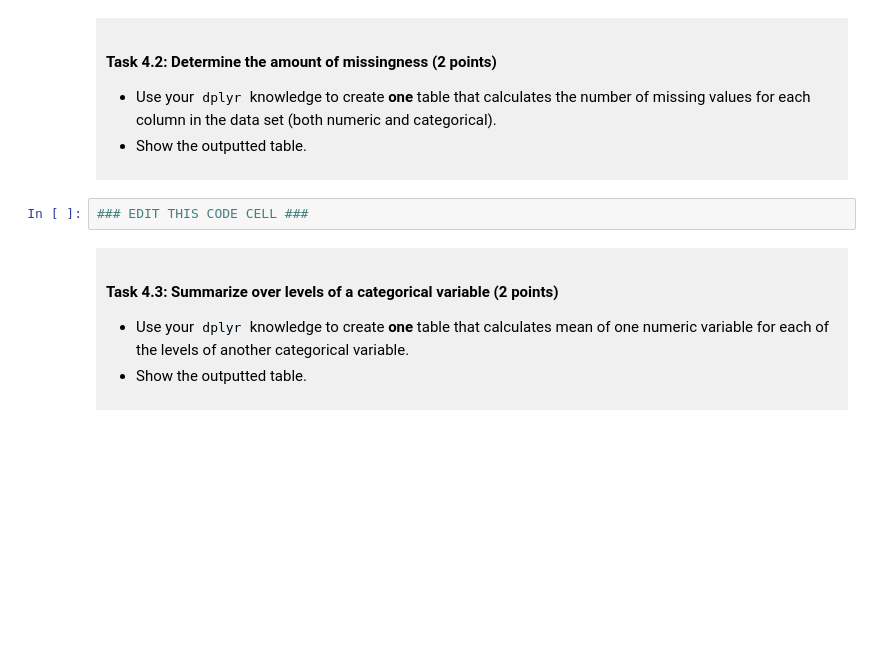
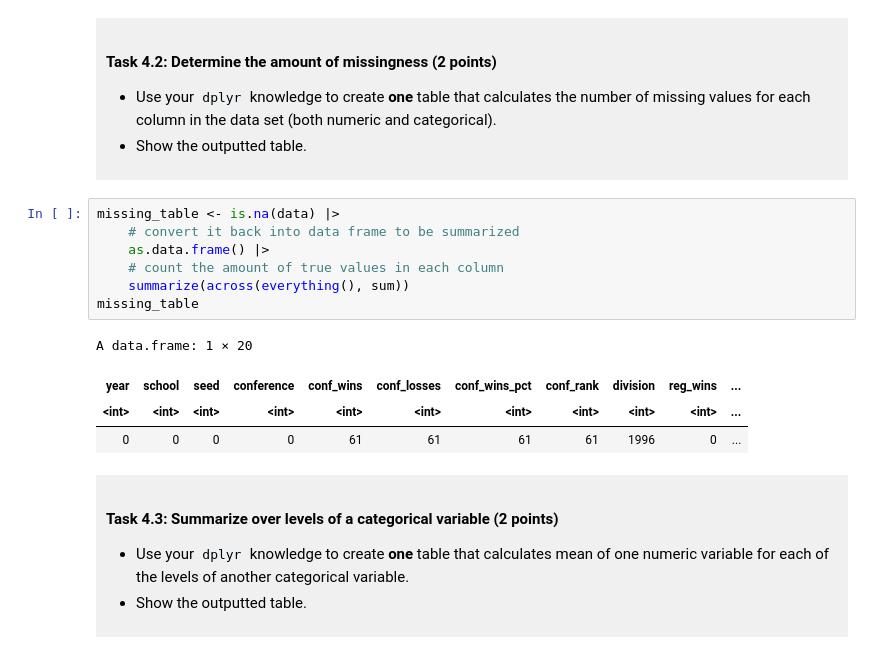
Before and after one commit to rubixion/dsci-100-project, a Jupyter notebook: dsci-100-project-notebook.ipynb, the cells around one changed output. Drawn from its saved outputs; the diff is of its cells as text; blank space fills up the shorter version.

```diff
--- a/dsci-100-project-notebook.ipynb
+++ b/dsci-100-project-notebook.ipynb
@@ -282,7 +303,17 @@ You will refine your research question (if needed) and produce a tidy data set.
 - Show the outputted table.
 </div>
 # %%
-### EDIT THIS CODE CELL ###
+missing_table <- is.na(data) |>
+    # convert it back into data frame to be summarized
+    as.data.frame() |>
+    # count the amount of true values in each column
+    summarize(across(everything(), sum))
+missing_table
+# %% [output]
+A data.frame: 1 × 20
+| year | school | seed | conference | conf_wins | conf_losses | conf_wins_pct | conf_rank | division | reg_wins | ... |
+| <int> | <int> | <int> | <int> | <int> | <int> | <int> | <int> | <int> | <int> | ... |
+| 0 | 0 | 0 | 0 | 61 | 61 | 61 | 61 | 1996 | 0 | ... |
 # %% [markdown]
 <div style="background-color: #f0f0f0; padding: 10px;">
 
```
Also changed, not shown: parts of 5 cells of this notebook.
